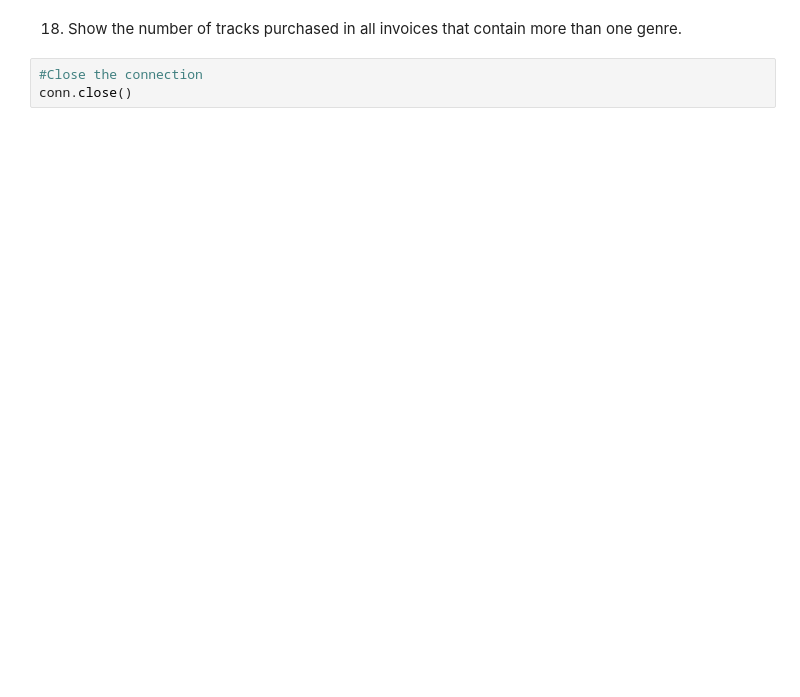
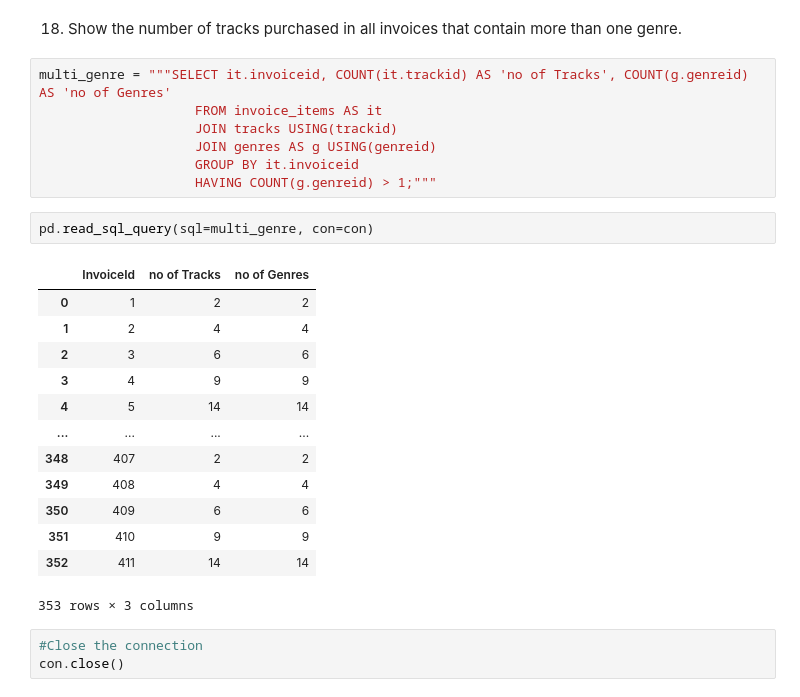
Before and after one commit to momills/elu_notebooks, a Jupyter notebook: M4/M4_W3_SQL/M4_W3_BecomeAnSQLRockstar_Michael.ipynb, the cells around one changed output. Saved outputs shown, nothing was run; the diff lists cells and outputs as text; blank space fills up the shorter version.

```diff
--- a/M4/M4_W3_SQL/M4_W3_BecomeAnSQLRockstar_Michael.ipynb
+++ b/M4/M4_W3_SQL/M4_W3_BecomeAnSQLRockstar_Michael.ipynb
@@ -192,5 +409,28 @@ DatabaseError: Execution failed on sql 'SELECT InvoiceDate, Total
 # %% [markdown]
 18. Show the number of tracks purchased in all invoices that contain more than one genre.
+# %%
+multi_genre = """SELECT it.invoiceid, COUNT(it.trackid) AS 'no of Tracks', COUNT(g.genreid) AS 'no of Genres'
+                    FROM invoice_items AS it
+                    JOIN tracks USING(trackid)
+                    JOIN genres AS g USING(genreid)
+                    GROUP BY it.invoiceid
+                    HAVING COUNT(g.genreid) > 1;"""
+# %%
+pd.read_sql_query(sql=multi_genre, con=con)
+# %% [output]
+|  | InvoiceId | no of Tracks | no of Genres |
+| 0 | 1 | 2 | 2 |
+| 1 | 2 | 4 | 4 |
+| 2 | 3 | 6 | 6 |
+| 3 | 4 | 9 | 9 |
+| 4 | 5 | 14 | 14 |
+| ... | ... | ... | ... |
+| 348 | 407 | 2 | 2 |
+| 349 | 408 | 4 | 4 |
+| 350 | 409 | 6 | 6 |
+| 351 | 410 | 9 | 9 |
+| 352 | 411 | 14 | 14 |
+353 rows × 3 columns
 # %%
 #Close the connection
-conn.close()
+con.close()
```
Also changed, not shown: parts of 28 cells of this notebook.
